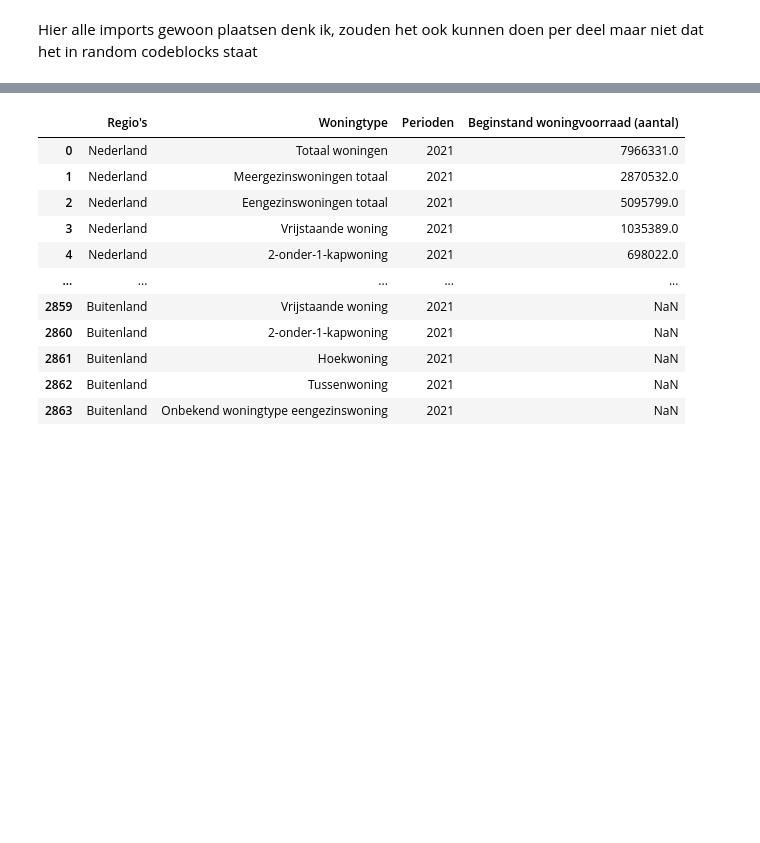
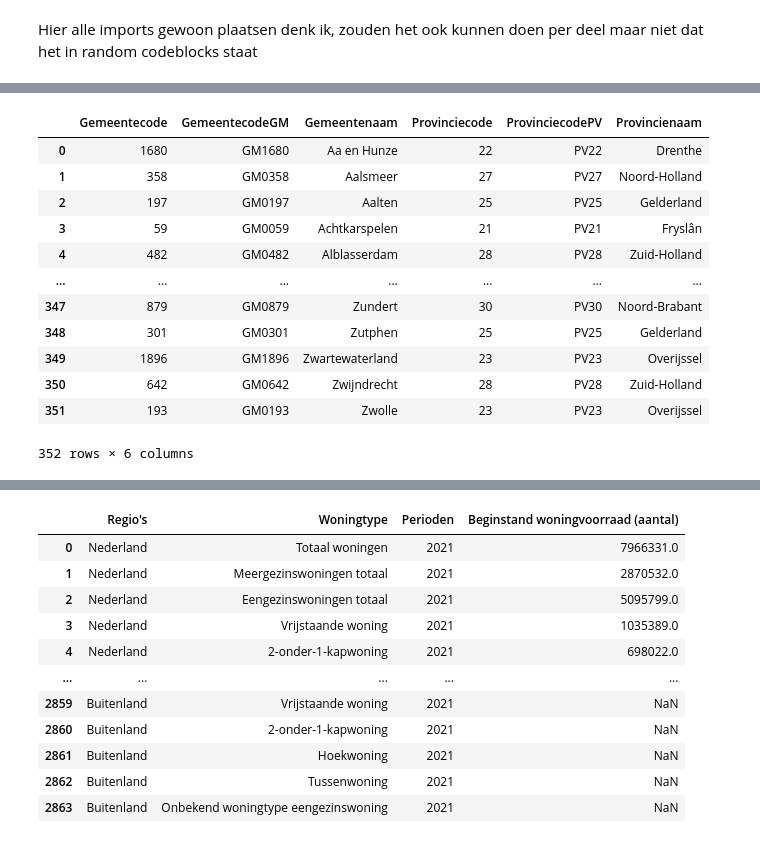
Before and after one commit to juliusj03/Spatial-data-science-solar, a Jupyter notebook: solar.ipynb, the cells around one changed output, grey strips where cells are left out. Saved outputs shown, nothing was run; the diff lists cells and outputs as text; code cells hidden in the pictures; blank space fills up the shorter version.

```diff
--- a/solar.ipynb
+++ b/solar.ipynb
@@ -51,0 +38,17 @@ display(geo_df)
+# %%
+# Dataframe voor alle gemeenten namen in 2021
+display(municipality_names_df)
+# %% [output]
+|  | Gemeentecode | GemeentecodeGM | Gemeentenaam | Provinciecode | ProvinciecodePV | Provincienaam |
+| 0 | 1680 | GM1680 | Aa en Hunze | 22 | PV22 | Drenthe |
+| 1 | 358 | GM0358 | Aalsmeer | 27 | PV27 | Noord-Holland |
+| 2 | 197 | GM0197 | Aalten | 25 | PV25 | Gelderland |
+| 3 | 59 | GM0059 | Achtkarspelen | 21 | PV21 | Fryslân |
+| 4 | 482 | GM0482 | Alblasserdam | 28 | PV28 | Zuid-Holland |
+| ... | ... | ... | ... | ... | ... | ... |
+| 347 | 879 | GM0879 | Zundert | 30 | PV30 | Noord-Brabant |
+| 348 | 301 | GM0301 | Zutphen | 25 | PV25 | Gelderland |
+| 349 | 1896 | GM1896 | Zwartewaterland | 23 | PV23 | Overijssel |
+| 350 | 642 | GM0642 | Zwijndrecht | 28 | PV28 | Zuid-Holland |
+| 351 | 193 | GM0193 | Zwolle | 23 | PV23 | Overijssel |
+352 rows × 6 columns
```
Also changed, not shown: parts of 11 cells of this notebook, 21 other files.
